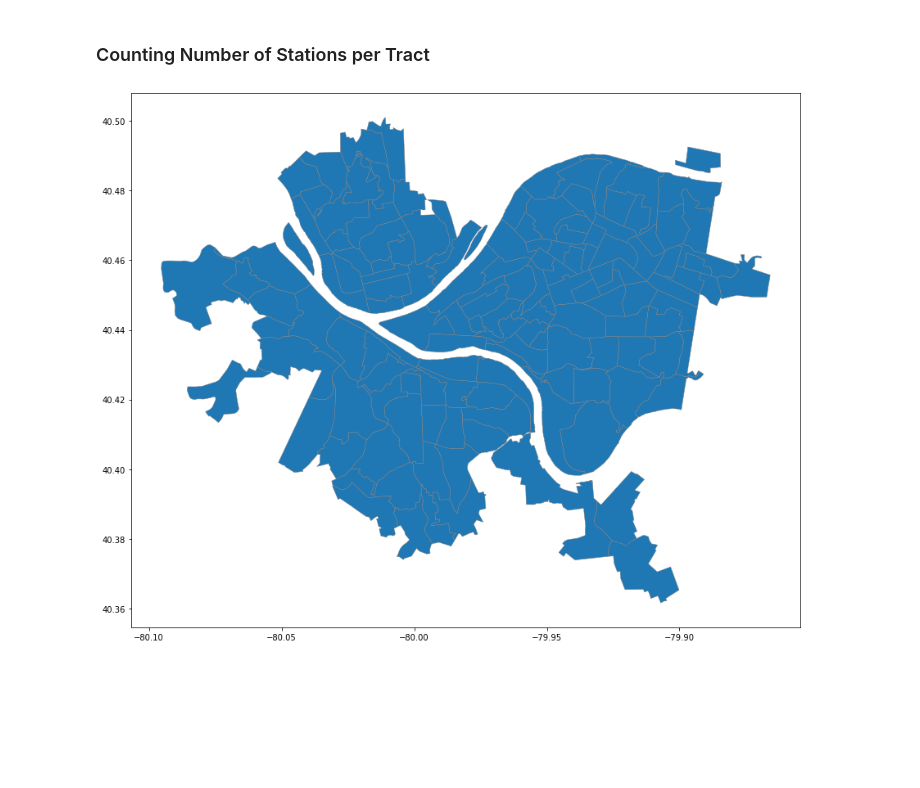
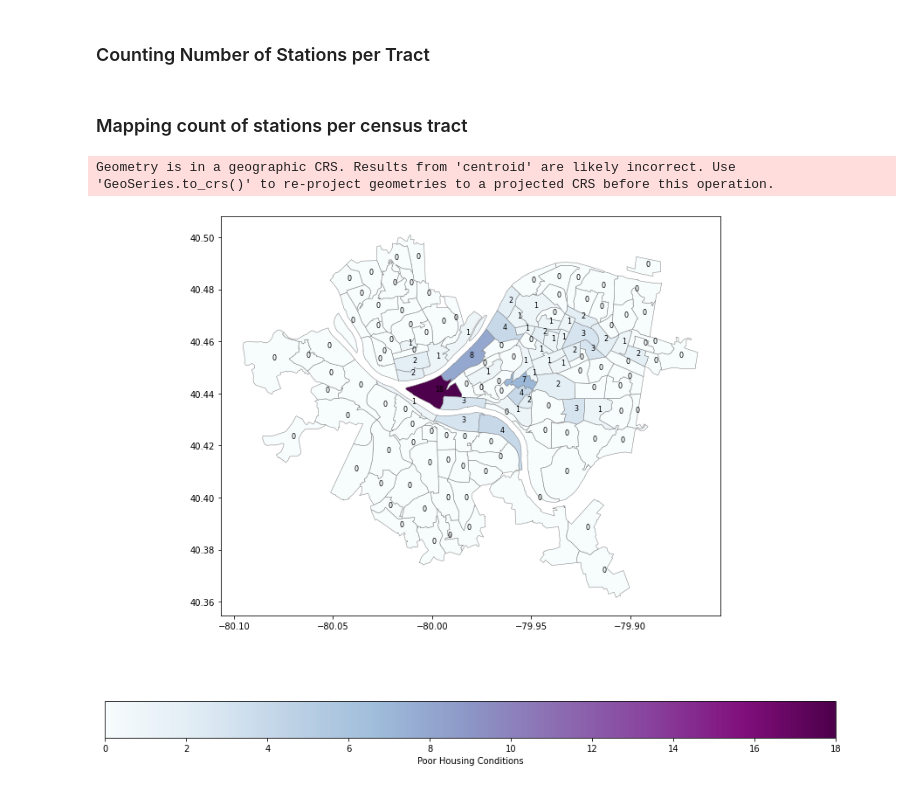
Before and after one commit to katelyn98/HealthyRide-Mapping, a Jupyter notebook: Notebooks/PlotlyMap.ipynb, the cells around one changed output. Cells and saved outputs as stored; diff of their text form; code cells hidden in the pictures; blank space fills up the shorter version.

Commit message:
adding census tract stations counts

```diff
--- a/Notebooks/PlotlyMap.ipynb
+++ b/Notebooks/PlotlyMap.ipynb
@@ -71,6 +67,46 @@ df
-# %%
-#plot the neighborhood ids on the map
-ax = cenTract.plot(figsize = (15, 12), edgecolor = "grey",
-              linewidth = 0.5)
-# %% [output]
-[figure, removed]
+# %%
+data = []
+count = 0
+
+for row in range(len(cenTract)):
+    data.append([cenTract.loc[row]['tractce10'], count])
+
+tracts_df = pd.DataFrame(data, columns = ['tractce10', 'count'])
+
+for row in range(len(cenTract)):
+    count = 0
+    cen = cenTract.loc[row]['tractce10']
+#     print("Census Tract: ", cen)
+    for row2 in range(len(df)):
+        dfcen = df.loc[row2]['tractce10']
+#         print("Current Row Tract: ", dfcen)
+        if cen == dfcen:
+#             print("adding")
+            count += 1
+#             print("count is now: ", count)
+#     print("End of dataframe - adding total")
+#     print("total is ", count)
+#     print(tracts_df.loc[tracts_df['tractce10'] == cen])
+    idx = tracts_df.loc[tracts_df['tractce10'] == cen].index
+    tracts_df.at[idx,'count'] = count
+#     print("added")
+#     print(tracts_df.loc[tracts_df['tractce10'] == cen])
+# %% [markdown]
+### Mapping count of stations per census tract
+# %%
+final_df = cenTract.merge(tracts_df, on='tractce10')
+
+#find the centroids of each neighborhood for labeling
+final_df["center"] = final_df["geometry"].centroid
+map_points = final_df.copy()
+map_points.set_geometry("center", inplace = True)
+#plot the neighborhood ids on the map
+final_df.plot(column="count", cmap='BuPu', figsize = (15, 12), edgecolor = "grey", linewidth = 0.5, legend=True, legend_kwds={'label': "Poor Housing Conditions",'orientation': "horizontal"})
+
+texts = []
+
+for x, y, label in zip(map_points.geometry.x, map_points.geometry.y, map_points["count"]):
+    texts.append(plt.text(x, y, label, fontsize = 8))
+# %% [output]
+Geometry is in a geographic CRS. Results from 'centroid' are likely incorrect. Use 'GeoSeries.to_crs()' to re-project geometries to a projected CRS before this operation.
+[figure, added]
```
Also changed, not shown: parts of 3 cells of this notebook, 1 other file.
